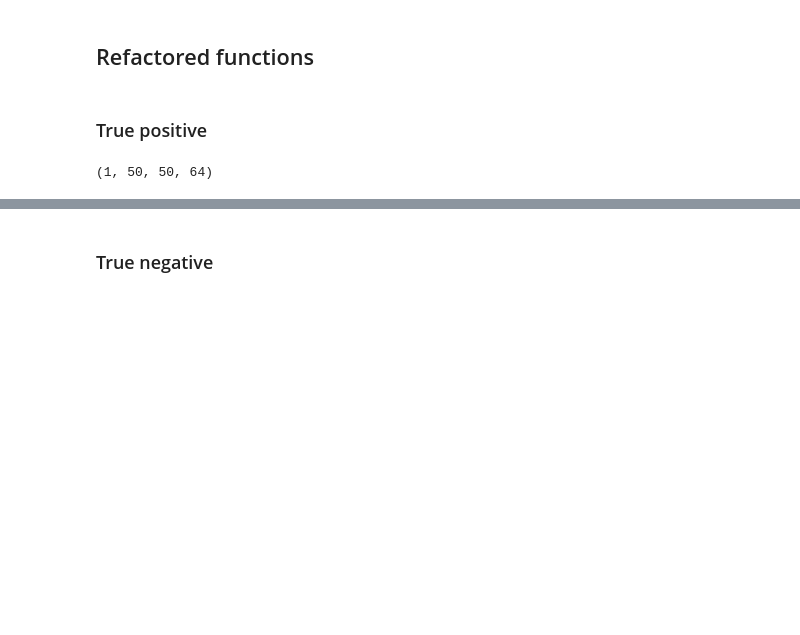
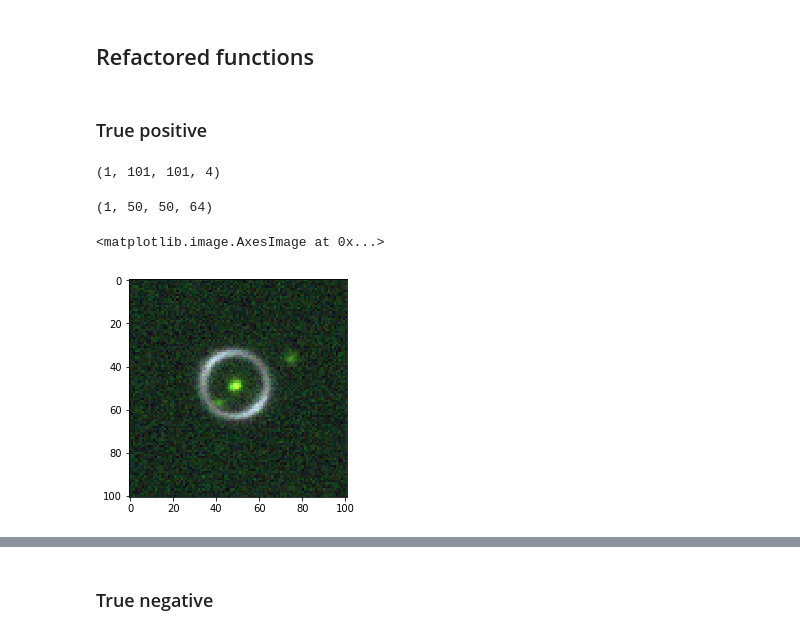
Before and after one commit to agoila/strong-lenses, a Jupyter notebook: Visualization.ipynb, the cells around one changed output, grey strips where cells are left out. Saved outputs shown, nothing was run; the diff lists cells and outputs as text; code cells hidden in the pictures; blank space fills up the shorter version.

```diff
--- a/Visualization.ipynb
+++ b/Visualization.ipynb
@@ -185,12 +200,22 @@ def plot_confusion_matrix(cm, classes, normalize=False, title='Confusion matrix'
 ### True positive
 # %%
 img_tensor = get_im_tensor(data[0])
+# %%
+img_tensor.shape
+# %% [output]
+(1, 101, 101, 4)
 # %%
 first_layer_activation = actn_model(img_tensor, model)[0]
 # %%
 first_layer_activation.shape
 # %% [output]
 (1, 50, 50, 64)
+# %%
+img = PIL.Image.fromarray(data[0][:,:,:3])
+plt.imshow(img)
+# %% [output]
+<matplotlib.image.AxesImage at 0x...>
+[figure, added]
 # %%
 plot_activations(first_layer_activation, 15)
 # %% [output]
```
Also changed, not shown: parts of 17 cells of this notebook.
